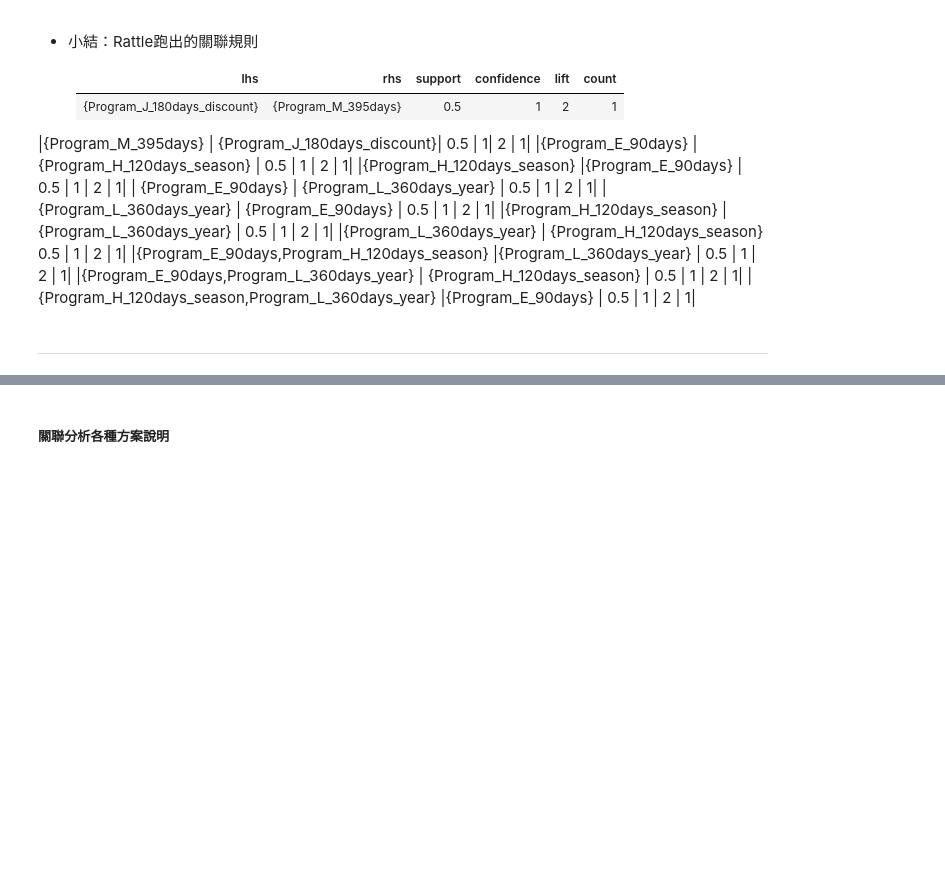
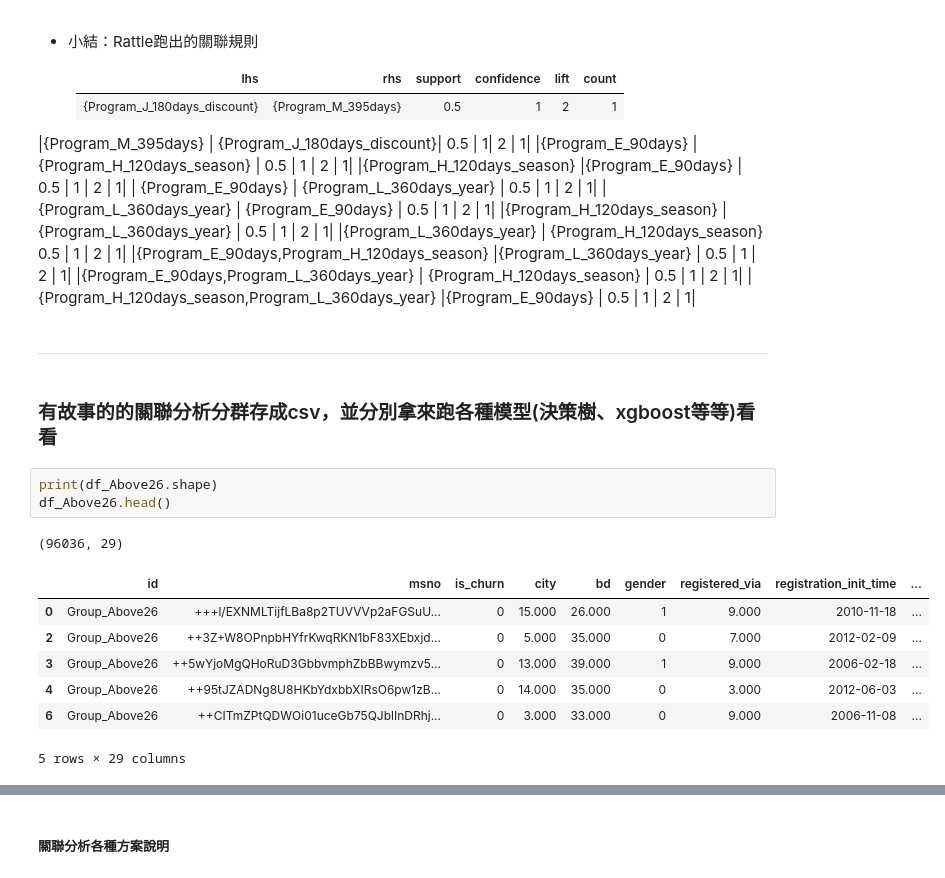
Before and after one commit to imiKao/KKBoxProject_for_TcfstCourse, a Jupyter notebook: KKboxAnalysis_關聯式分析.ipynb, the cells around one changed output, grey strips where cells are left out. Cells and saved outputs as stored; diff of their text form; blank space fills up the shorter version.

```diff
--- a/KKboxAnalysis_關聯式分析.ipynb
+++ b/KKboxAnalysis_關聯式分析.ipynb
@@ -432,3 +430,17 @@ df_rattle.to_csv('CutByAge26_2nd_forRattle.csv',index=False,header=True)
  |{Program_H_120days_season,Program_L_360days_year}    |{Program_E_90days}            |   0.5       |   1   | 2  |   1|
 # %% [markdown]
 ---
+# %% [markdown]
+### 有故事的的關聯分析分群存成csv，並分別拿來跑各種模型(決策樹、xgboost等等)看看
+# %%
+print(df_Above26.shape)
+df_Above26.head()
+# %% [output]
+(96036, 29)
+|  | id | msno | is_churn | city | bd | gender | registered_via | registration_init_time | ... |
+| 0 | Group_Above26 | +++l/EXNMLTijfLBa8p2TUVVVp2aFGSuU... | 0 | 15.000 | 26.000 | 1 | 9.000 | 2010-11-18 | ... |
+| 2 | Group_Above26 | ++3Z+W8OPnpbHYfrKwqRKN1bF83XEbxjd... | 0 | 5.000 | 35.000 | 0 | 7.000 | 2012-02-09 | ... |
+| 3 | Group_Above26 | ++5wYjoMgQHoRuD3GbbvmphZbBBwymzv5... | 0 | 13.000 | 39.000 | 1 | 9.000 | 2006-02-18 | ... |
+| 4 | Group_Above26 | ++95tJZADNg8U8HKbYdxbbXIRsO6pw1zB... | 0 | 14.000 | 35.000 | 0 | 3.000 | 2012-06-03 | ... |
+| 6 | Group_Above26 | ++CITmZPtQDWOi01uceGb75QJblInDRhj... | 0 | 3.000 | 33.000 | 0 | 9.000 | 2006-11-08 | ... |
+5 rows × 29 columns
```
Also changed, not shown: parts of 5 cells of this notebook.
